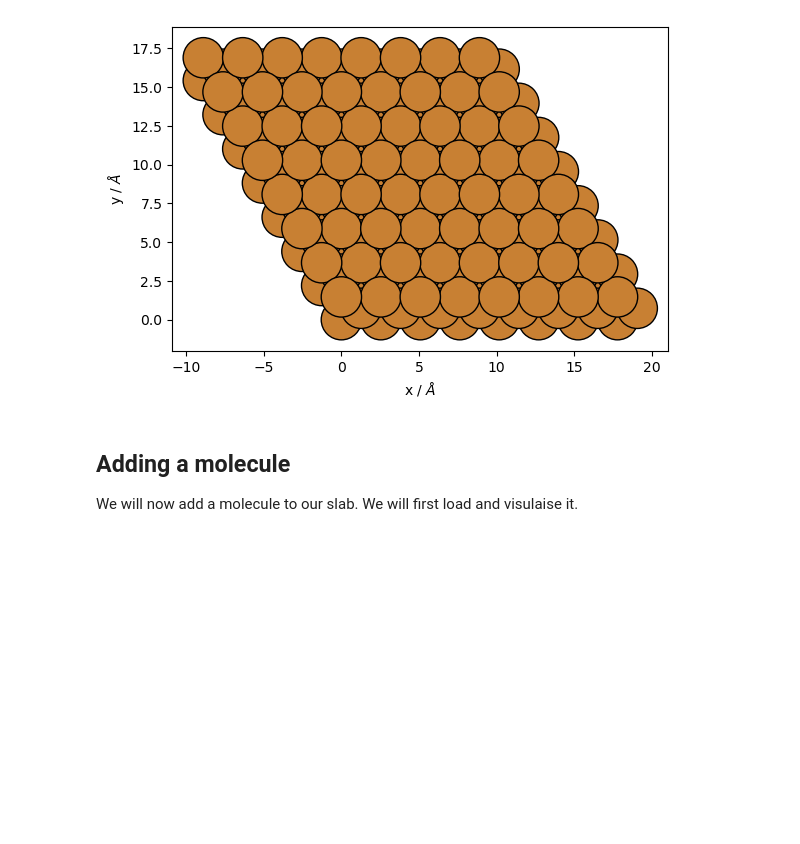
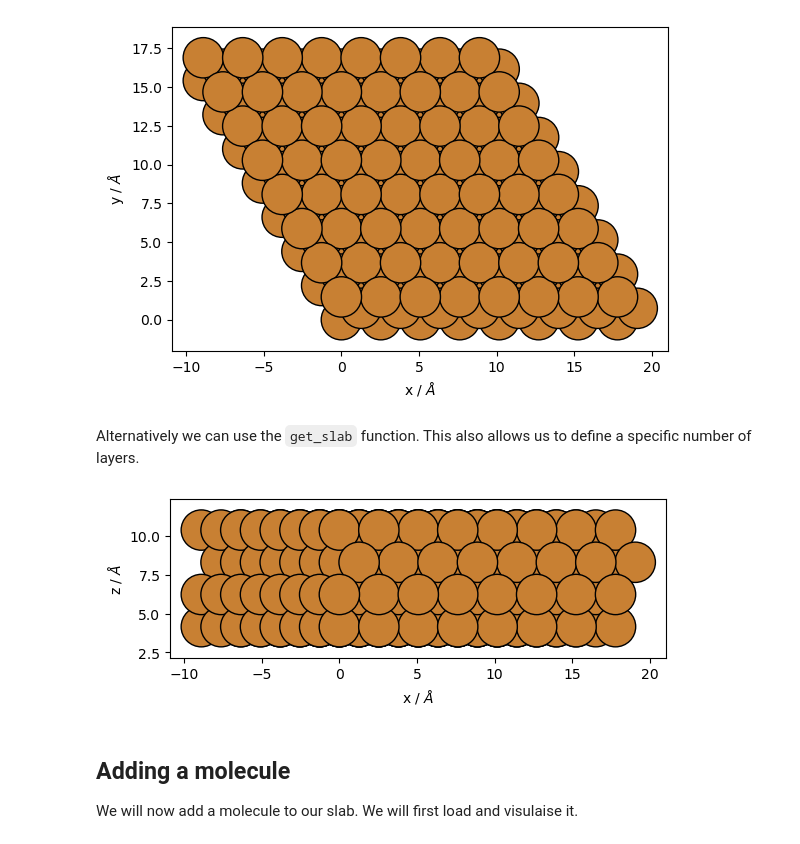
Before and after one commit to maurergroup/dfttools, a Jupyter notebook: tutorials/tutorial_geometry.ipynb, the cells around one changed output. Drawn from its saved outputs; the diff is of its cells as text; code cells hidden in the pictures; blank space fills up the shorter version.

```diff
--- a/tutorials/tutorial_geometry.ipynb
+++ b/tutorials/tutorial_geometry.ipynb
@@ -62,6 +87,14 @@ geom_surf_rep = geom_surf.get_periodic_replica((8,8,1))
 geom_surf_rep.visualise()
 # %% [output]
 [figure]
+# %% [markdown]
+Alternatively we can use the <code>get_slab</code> function. This also allows us to define a specific number of layers.
+# %%
+geom_surf_rep = geom.get_slab(4, surface=(1, 1, 1), surface_replica=(8, 8))
+
+geom_surf_rep.visualise(axes=(0,2))
+# %% [output]
+[figure, added]
 # %% [markdown]
 ## Adding a molecule
 
```
Also changed, not shown: parts of 34 cells of this notebook, 2 other files.
